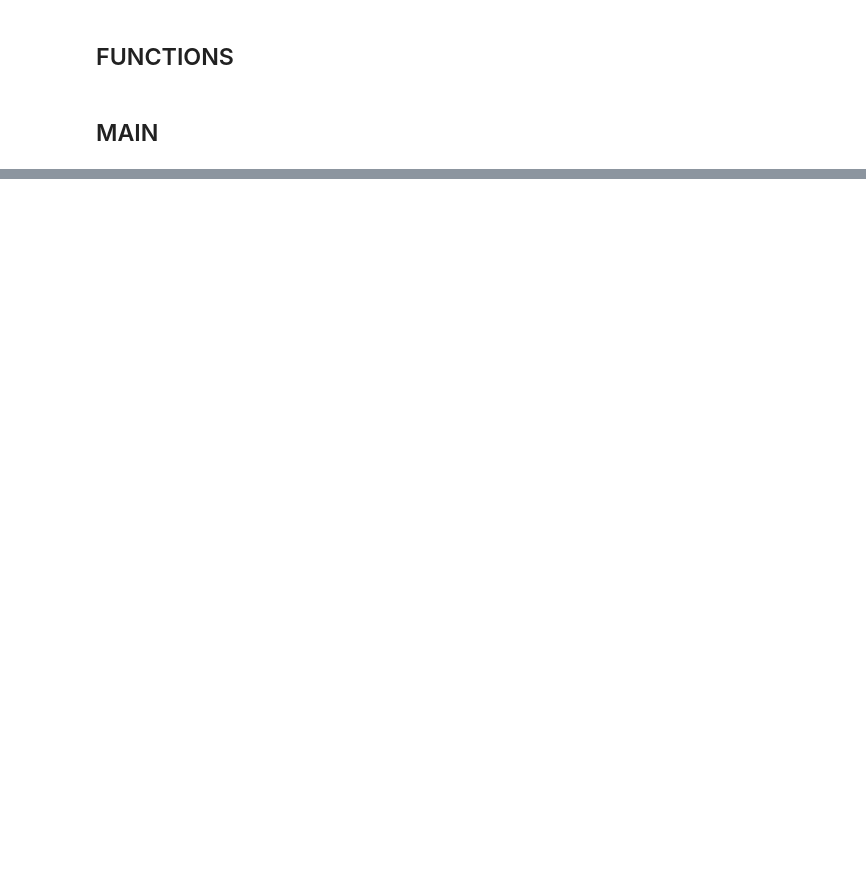
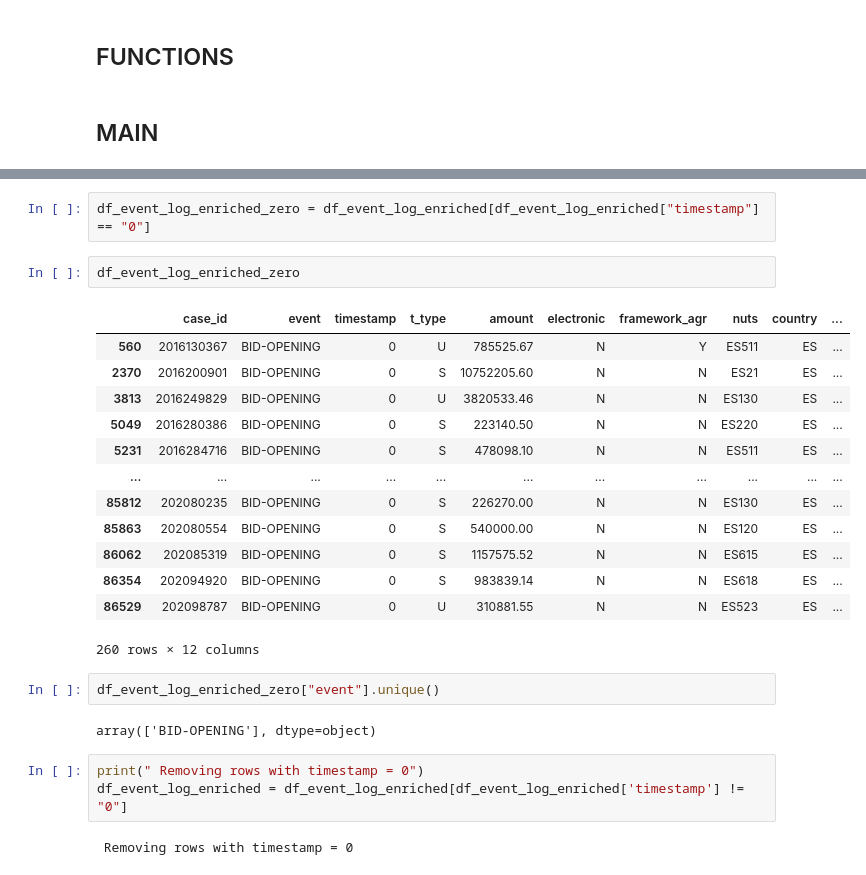
Before and after one commit to roberto-nai/TED-OD-LLM, a Jupyter notebook: 03_log_enrich.ipynb, the cells around one changed output, grey strips where cells are left out. Saved outputs shown, nothing was run; the diff lists cells and outputs as text; blank space fills up the shorter version.

```diff
--- a/03_log_enrich.ipynb
+++ b/03_log_enrich.ipynb
@@ -259,0 +332,27 @@ df_event_log.head(5)
+# %%
+df_event_log_enriched_zero = df_event_log_enriched[df_event_log_enriched["timestamp"] == "0"]
+# %%
+df_event_log_enriched_zero
+# %% [output]
+|  | case_id | event | timestamp | t_type | amount | electronic | framework_agr | nuts | country | ... |
+| 560 | 2016130367 | BID-OPENING | 0 | U | 785525.67 | N | Y | ES511 | ES | ... |
+| 2370 | 2016200901 | BID-OPENING | 0 | S | 10752205.60 | N | N | ES21 | ES | ... |
+| 3813 | 2016249829 | BID-OPENING | 0 | U | 3820533.46 | N | N | ES130 | ES | ... |
+| 5049 | 2016280386 | BID-OPENING | 0 | S | 223140.50 | N | N | ES220 | ES | ... |
+| 5231 | 2016284716 | BID-OPENING | 0 | S | 478098.10 | N | N | ES511 | ES | ... |
+| ... | ... | ... | ... | ... | ... | ... | ... | ... | ... | ... |
+| 85812 | 202080235 | BID-OPENING | 0 | S | 226270.00 | N | N | ES130 | ES | ... |
+| 85863 | 202080554 | BID-OPENING | 0 | S | 540000.00 | N | N | ES120 | ES | ... |
+| 86062 | 202085319 | BID-OPENING | 0 | S | 1157575.52 | N | N | ES615 | ES | ... |
+| 86354 | 202094920 | BID-OPENING | 0 | S | 983839.14 | N | N | ES618 | ES | ... |
+| 86529 | 202098787 | BID-OPENING | 0 | U | 310881.55 | N | N | ES523 | ES | ... |
+260 rows × 12 columns
+# %%
+df_event_log_enriched_zero["event"].unique()
+# %% [output]
+array(['BID-OPENING'], dtype=object)
+# %%
+print(" Removing rows with timestamp = 0")
+df_event_log_enriched = df_event_log_enriched[df_event_log_enriched['timestamp'] != "0"]
+# %% [output]
+ Removing rows with timestamp = 0
```
Also changed, not shown: parts of 24 cells of this notebook, 1 other file.
